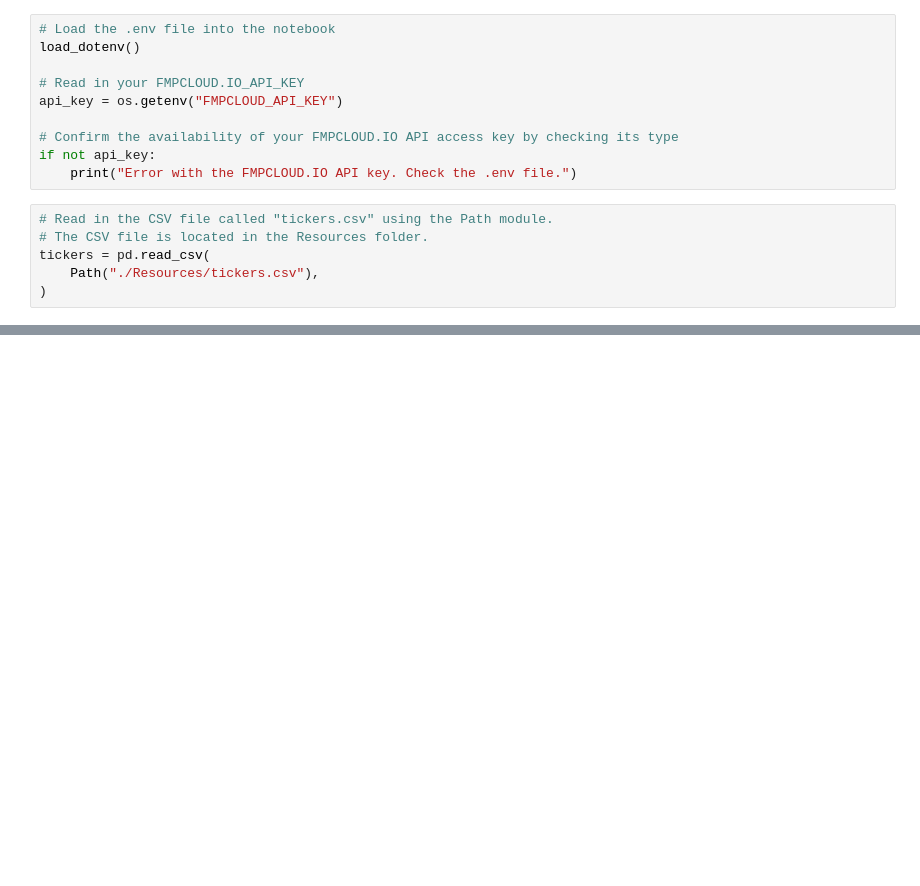
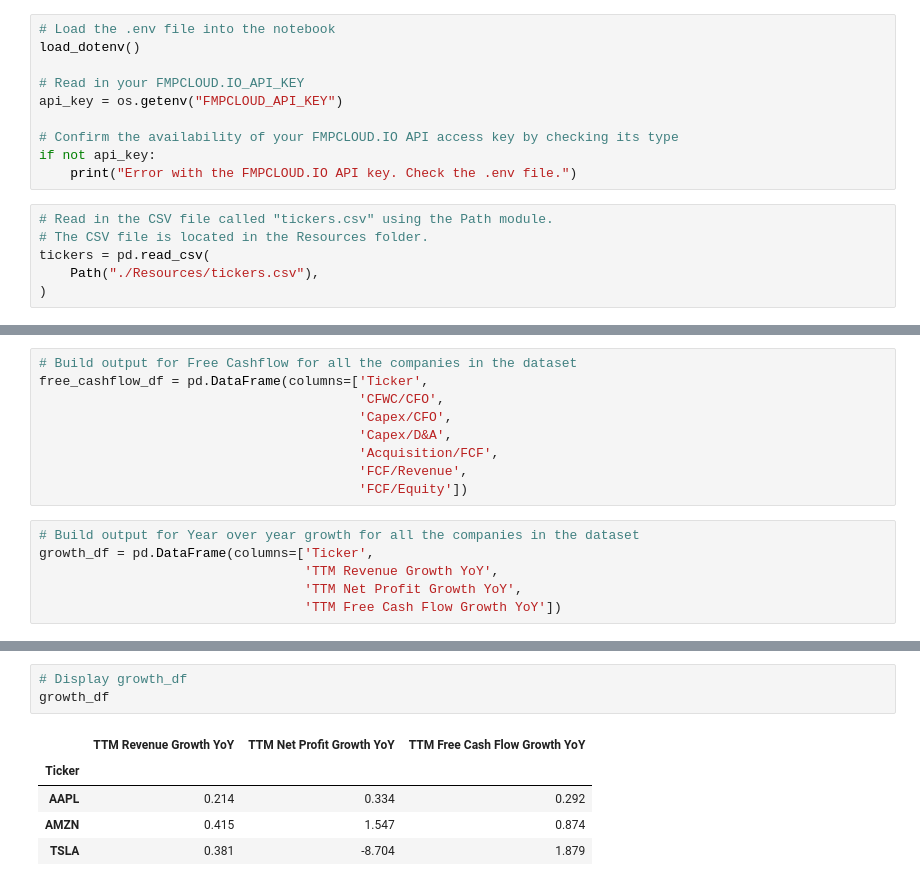
Before and after one commit to jrizvi01/stocks_fundamental_analysis, a Jupyter notebook: stocks_analysis.ipynb, the cells around one changed output, grey strips where cells are left out. Drawn from its saved outputs; the diff is of its cells as text; blank space fills up the shorter version.

```diff
--- a/stocks_analysis.ipynb
+++ b/stocks_analysis.ipynb
@@ -44 +51,16 @@ tickers
+# %%
+# Build output for Free Cashflow for all the companies in the dataset
+free_cashflow_df = pd.DataFrame(columns=['Ticker',
+                                         'CFWC/CFO',
+                                         'Capex/CFO',
+                                         'Capex/D&A',
+                                         'Acquisition/FCF',
+                                         'FCF/Revenue',
+                                         'FCF/Equity'])
+# %%
+# Build output for Year over year growth for all the companies in the dataset
+growth_df = pd.DataFrame(columns=['Ticker',
+                                  'TTM Revenue Growth YoY',
+                                  'TTM Net Profit Growth YoY',
+                                  'TTM Free Cash Flow Growth YoY'])
 # %%
@@ -183,0 +213,9 @@ fcf_growth_yoy
+# %%
+# Display growth_df
+growth_df
+# %% [output]
+|  | TTM Revenue Growth YoY | TTM Net Profit Growth YoY | TTM Free Cash Flow Growth YoY |
+| Ticker |  |  |  |
+| AAPL | 0.214 | 0.334 | 0.292 |
+| AMZN | 0.415 | 1.547 | 0.874 |
+| TSLA | 0.381 | -8.704 | 1.879 |
```
Also changed, not shown: parts of 21 cells of this notebook.
